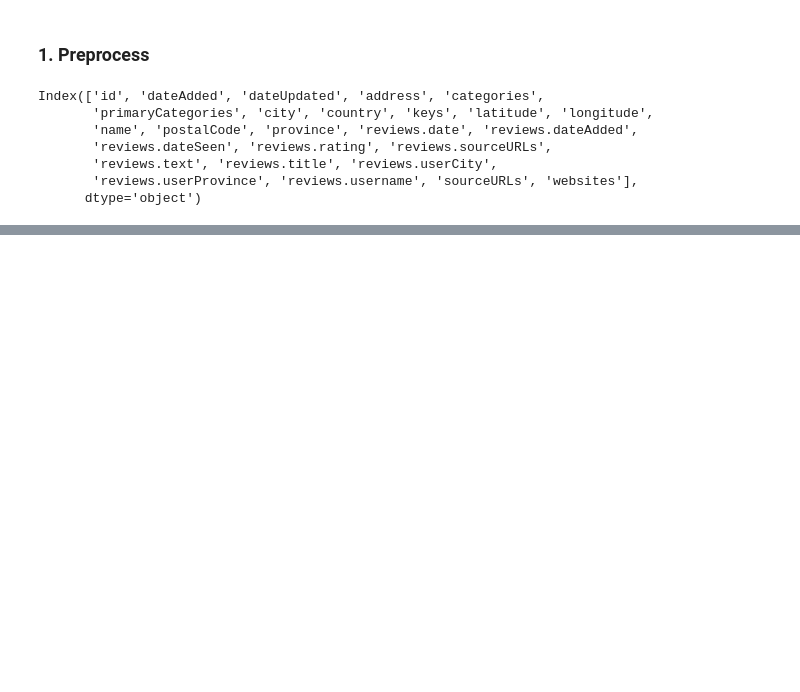
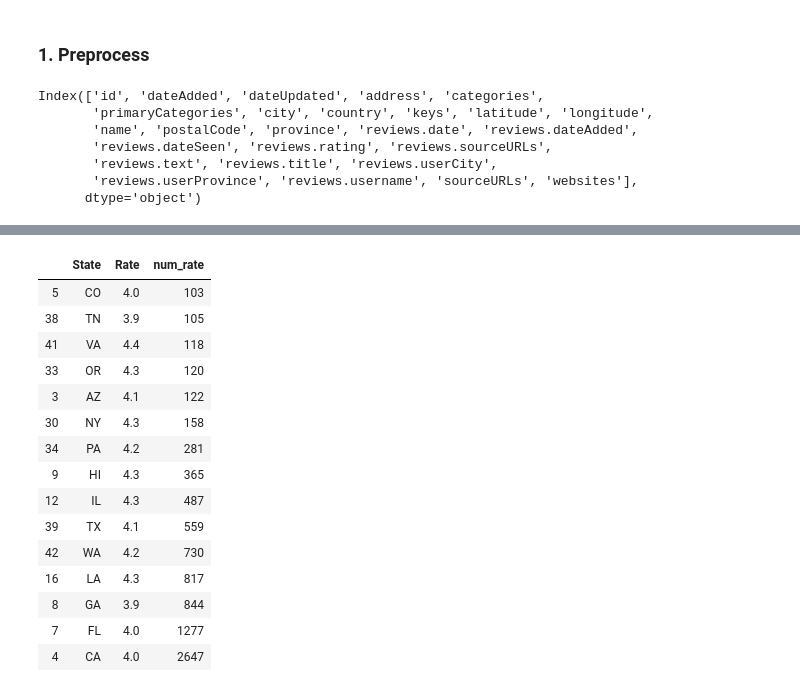
Before and after one commit to xinyuyao22/Topics-Extraction-Hotel-Reviews, a Jupyter notebook: Preprocess_province.ipynb, the cells around one changed output, grey strips where cells are left out. Saved outputs shown, nothing was run; the diff lists cells and outputs as text; code cells hidden in the pictures; blank space fills up the shorter version.

Commit message:
15 states

```diff
--- a/Preprocess_province.ipynb
+++ b/Preprocess_province.ipynb
@@ -51,0 +83,29 @@ for p in np.unique(df['province']):
+# %%
+import numpy as np
+state, rate, num_rate = [], [], []
+for p in np.unique(df['province']):
+    state.append(p)
+    df_p = df[df['province'] == p]
+    rate.append(round(sum(df_p['rating']) / len(df_p['rating']), 1))
+    num_rate.append(len(df_p))
+df = pd.DataFrame({'State': state, 'Rate': rate, 'num_rate': num_rate})
+# %%
+sorted = df.sort_values(by='num_rate')
+sorted[-15:]
+# %% [output]
+|  | State | Rate | num_rate |
+| 5 | CO | 4.0 | 103 |
+| 38 | TN | 3.9 | 105 |
+| 41 | VA | 4.4 | 118 |
+| 33 | OR | 4.3 | 120 |
+| 3 | AZ | 4.1 | 122 |
+| 30 | NY | 4.3 | 158 |
+| 34 | PA | 4.2 | 281 |
+| 9 | HI | 4.3 | 365 |
+| 12 | IL | 4.3 | 487 |
+| 39 | TX | 4.1 | 559 |
+| 42 | WA | 4.2 | 730 |
+| 16 | LA | 4.3 | 817 |
+| 8 | GA | 3.9 | 844 |
+| 7 | FL | 4.0 | 1277 |
+| 4 | CA | 4.0 | 2647 |
```
Also changed, not shown: parts of 8 cells of this notebook, 2 other files.
